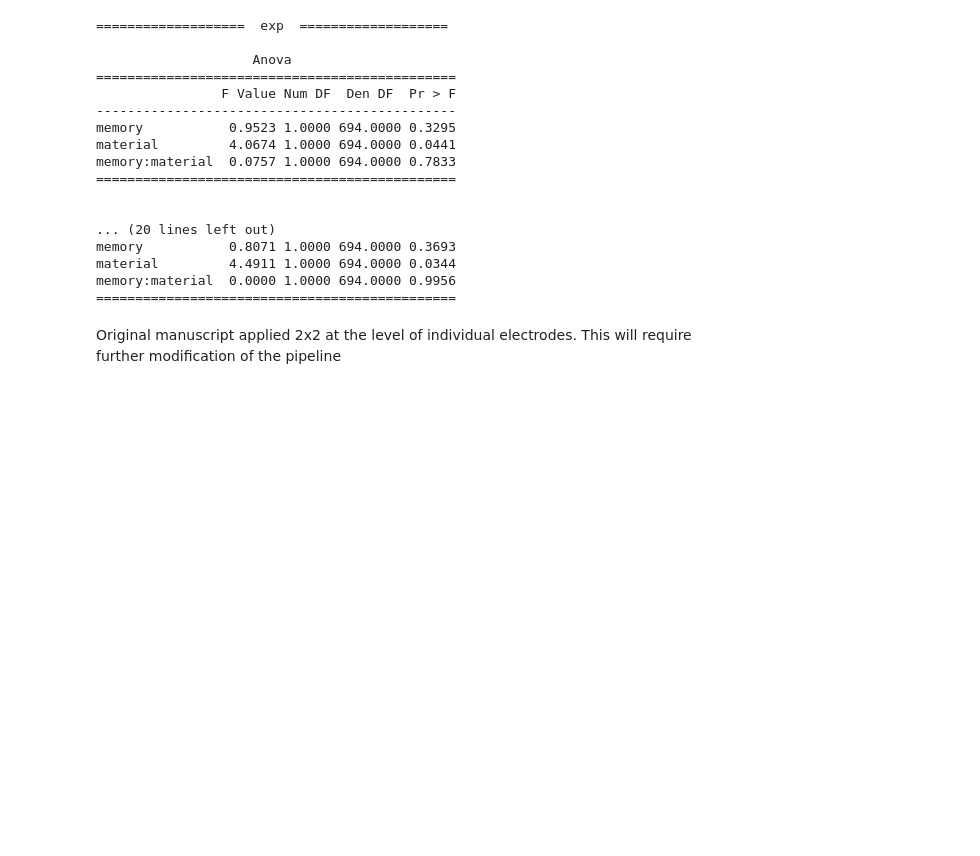
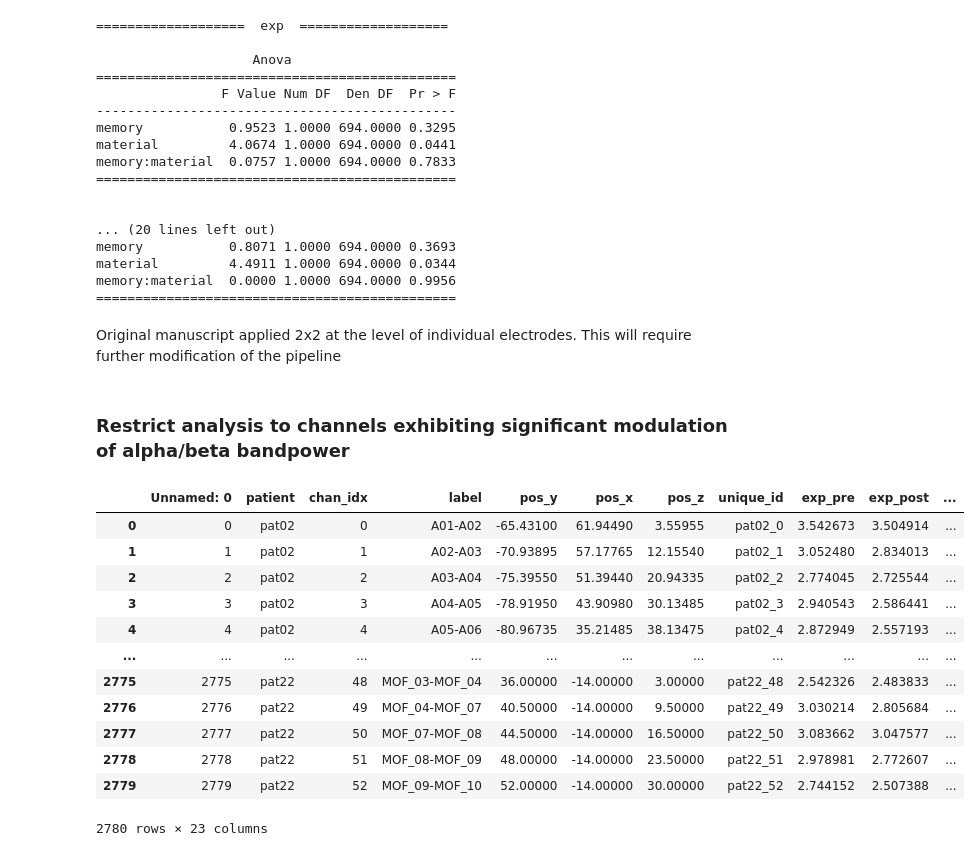
Before and after one commit to voytekresearch/oscillation_vs_exponent, a Jupyter notebook: notebooks/sme.ipynb, the cells around one changed output. Cells and saved outputs as stored; diff of their text form; code cells hidden in the pictures; blank space fills up the shorter version.

Commit message:
feat: run sme on task-mod chans

```diff
--- a/notebooks/sme.ipynb
+++ b/notebooks/sme.ipynb
@@ -70,3 +70,38 @@ memory:material  0.0000 1.0000 694.0000 0.9956
 ==============================================
 # %% [markdown]
 Original manuscript applied 2x2 at the level of individual electrodes. This will require further modification of the pipeline
+# %% [markdown]
+### Restrict analysis to channels exhibiting significant modulation of alpha/beta bandpower
+# %%
+# load task-modulation results
+fname_in = r"C:\Users\micha\projects\oscillation_vs_exponent\data\results\ieeg_modulated_channels.csv"
+df_tm = pd.read_csv(fname_in)
+
+# modify ccolunm names for consistancy between datframes
+df_tm.drop(columns=['Unnamed: 0'], inplace=True)
+df_tm.rename(columns={'p_val' : 'pval_tm', 'sign' : 'sign_tm'}, inplace=True)
+# for mat in ['words','faces']:
+#     df_tm.loc[df_tm['material'] == mat, 'material'] = mat[:-1]
+
+# determine significance
+df_tm['sig_tm'] = np.where(df_tm['pval_tm'] < 0.05, 1, 0)
+
+# join
+df_merge = pd.merge(data, df_tm, on=['patient','chan_idx','material','memory'])
+df_merge
+
+df_merge
+# %% [output]
+|  | Unnamed: 0 | patient | chan_idx | label | pos_y | pos_x | pos_z | unique_id | exp_pre | exp_post | ... |
+| 0 | 0 | pat02 | 0 | A01-A02 | -65.43100 | 61.94490 | 3.55955 | pat02_0 | 3.542673 | 3.504914 | ... |
+| 1 | 1 | pat02 | 1 | A02-A03 | -70.93895 | 57.17765 | 12.15540 | pat02_1 | 3.052480 | 2.834013 | ... |
+| 2 | 2 | pat02 | 2 | A03-A04 | -75.39550 | 51.39440 | 20.94335 | pat02_2 | 2.774045 | 2.725544 | ... |
+| 3 | 3 | pat02 | 3 | A04-A05 | -78.91950 | 43.90980 | 30.13485 | pat02_3 | 2.940543 | 2.586441 | ... |
+| 4 | 4 | pat02 | 4 | A05-A06 | -80.96735 | 35.21485 | 38.13475 | pat02_4 | 2.872949 | 2.557193 | ... |
+| ... | ... | ... | ... | ... | ... | ... | ... | ... | ... | ... | ... |
+| 2775 | 2775 | pat22 | 48 | MOF_03-MOF_04 | 36.00000 | -14.00000 | 3.00000 | pat22_48 | 2.542326 | 2.483833 | ... |
+| 2776 | 2776 | pat22 | 49 | MOF_04-MOF_07 | 40.50000 | -14.00000 | 9.50000 | pat22_49 | 3.030214 | 2.805684 | ... |
+| 2777 | 2777 | pat22 | 50 | MOF_07-MOF_08 | 44.50000 | -14.00000 | 16.50000 | pat22_50 | 3.083662 | 3.047577 | ... |
+| 2778 | 2778 | pat22 | 51 | MOF_08-MOF_09 | 48.00000 | -14.00000 | 23.50000 | pat22_51 | 2.978981 | 2.772607 | ... |
+| 2779 | 2779 | pat22 | 52 | MOF_09-MOF_10 | 52.00000 | -14.00000 | 30.00000 | pat22_52 | 2.744152 | 2.507388 | ... |
+2780 rows × 23 columns
```
Also changed, not shown: parts of 2 cells of this notebook.
